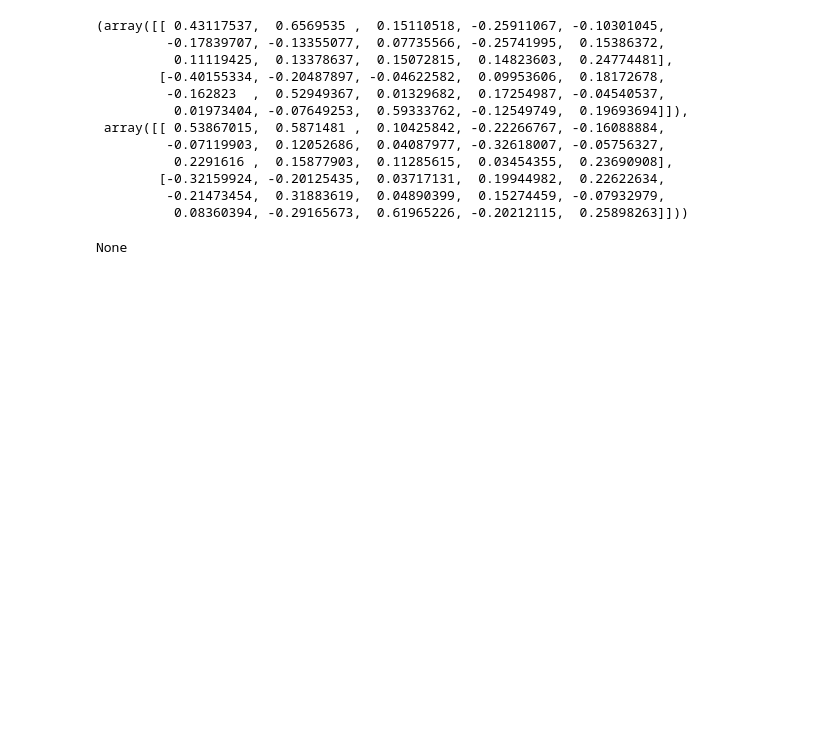
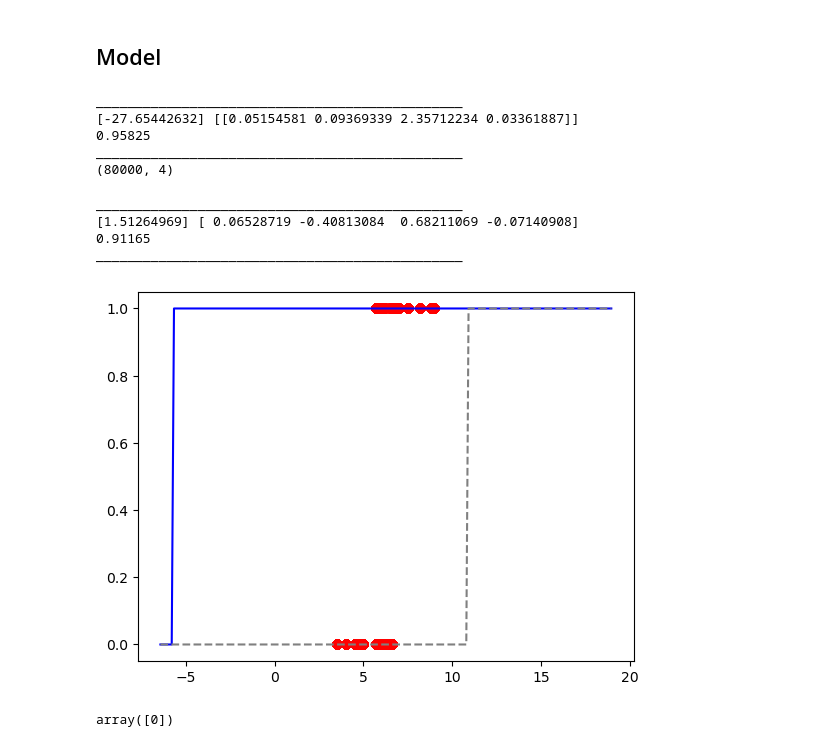
Before and after one commit to sardarchitect/fscoreai-ml, a Jupyter notebook: exploration/Test_Linear_Regression_Class.ipynb, the cells around one changed output. Drawn from its saved outputs; the diff is of its cells as text; code cells hidden in the pictures; blank space fills up the shorter version.

```diff
--- a/exploration/Test_Linear_Regression_Class.ipynb
+++ b/exploration/Test_Linear_Regression_Class.ipynb
@@ -27,2 +50,3 @@ plt.show()
 # %%
-X_train, X_test, y_train, y_test = train_test_split(X, y, test_size=0.3, shuffle=True)
+X_train, X_test, y_train, y_test = train_test_split(X, y, test_size=0.2, shuffle=True)
+X_train.shape, y_train.shape, X_test.shape, y_test.shape
@@ -126,17 +54,0 @@ norm_sklearn_a, norm_sklearn_b
-# %%
-norm_a = utils.normalize(a)
-norm_b=  utils.normalize(b)
-norm_a, norm_b
-# %% [output]
-(array([[ 0.43117537,  0.6569535 ,  0.15110518, -0.25911067, -0.10301045,
-         -0.17839707, -0.13355077,  0.07735566, -0.25741995,  0.15386372,
-          0.11119425,  0.13378637,  0.15072815,  0.14823603,  0.24774481],
-        [-0.40155334, -0.20487897, -0.04622582,  0.09953606,  0.18172678,
-         -0.162823  ,  0.52949367,  0.01329682,  0.17254987, -0.04540537,
-          0.01973404, -0.07649253,  0.59333762, -0.12549749,  0.19693694]]),
- array([[ 0.53867015,  0.5871481 ,  0.10425842, -0.22266767, -0.16088884,
-         -0.07119903,  0.12052686,  0.04087977, -0.32618007, -0.05756327,
-          0.2291616 ,  0.15877903,  0.11285615,  0.03454355,  0.23690908],
-        [-0.32159924, -0.20125435,  0.03717131,  0.19944982,  0.22622634,
-         -0.21473454,  0.31883619,  0.04890399,  0.15274459, -0.07932979,
-          0.08360394, -0.29165673,  0.61965226, -0.20212115,  0.25898263]]))
@@ -145,4 +55,44 @@ from numpy.testing import assert_almost_equal
-# %%
-print(assert_almost_equal(norm_a, norm_sklearn_a))
-# %% [output]
-None
+# %% [markdown]
+## Model
+# %%
+sklearn_model = SklearnLogisticRegression(max_iter=1000)
+sklearn_model.fit(X_train, y_train.squeeze())
+sklearn_model_pred = sklearn_model.predict(X_test)
+print("_______________________________________________")
+print(sklearn_model.intercept_, sklearn_model.coef_)
+print(sklearn_model.score(X_test, y_test))
+print("_______________________________________________")
+
+fscoreai_model = LogisticRegression()
+fscoreai_model.fit(X_train, y_train, lr=1e-12, epochs=1000)
+fscoreai_model_pred = fscoreai_model.predict(X_test)
+print("_______________________________________________")
+print(fscoreai_model.intercept_, fscoreai_model.coef_)
+print(fscoreai_model.score(X_test, y_test))
+print("_______________________________________________")
+
+selected_feature = 2
+x_plot = np.linspace(np.min(X_test[:, selected_feature]-10), np.max(X_test[:, selected_feature]+10), num=800).reshape(-1, 4)
+y_plot = fscoreai_model.predict(x_plot)
+y_plot_2 = sklearn_model.predict(x_plot)
+
+plt.plot(x_plot[:, selected_feature], y_plot, color='blue')
+plt.plot(x_plot[:, selected_feature], y_plot_2, color='grey', linestyle='--')
+plt.scatter(X_test[:, selected_feature], y_test, color='red')
+plt.show()
+# %% [output]
+_______________________________________________
+[-27.65442632] [[0.05154581 0.09369339 2.35712234 0.03361887]]
+0.95825
+_______________________________________________
+(80000, 4)
+_______________________________________________
+[1.51264969] [ 0.06528719 -0.40813084  0.68211069 -0.07140908]
+0.91165
+_______________________________________________
+[figure, added]
+# %%
+X = np.array([[27,20,5,100]])
+sklearn_model.predict(X)
+# %% [output]
+array([0])
```
Also changed, not shown: parts of 13 cells of this notebook, 11 other files.
